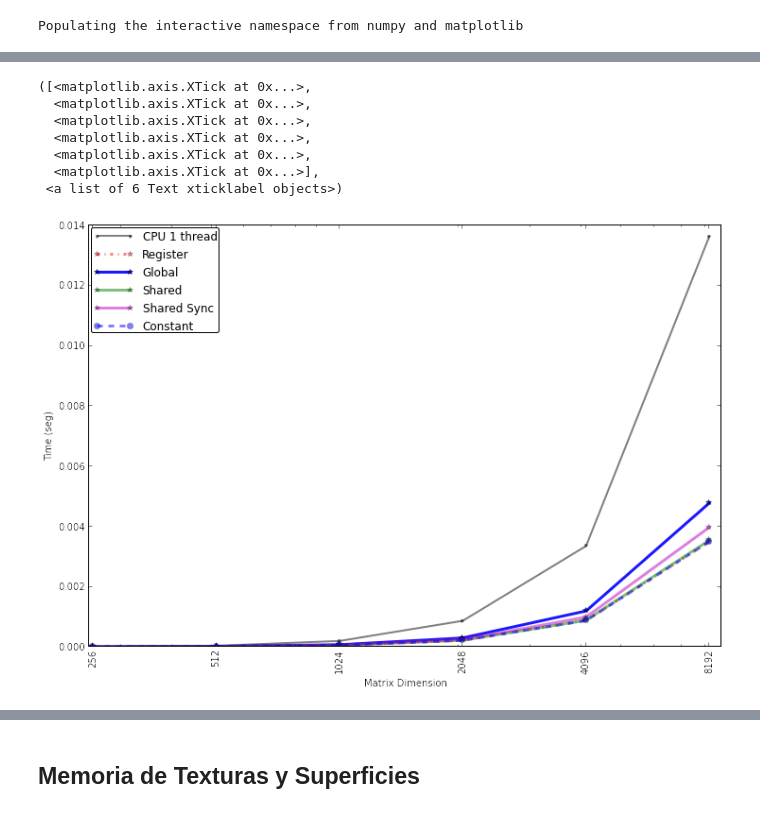
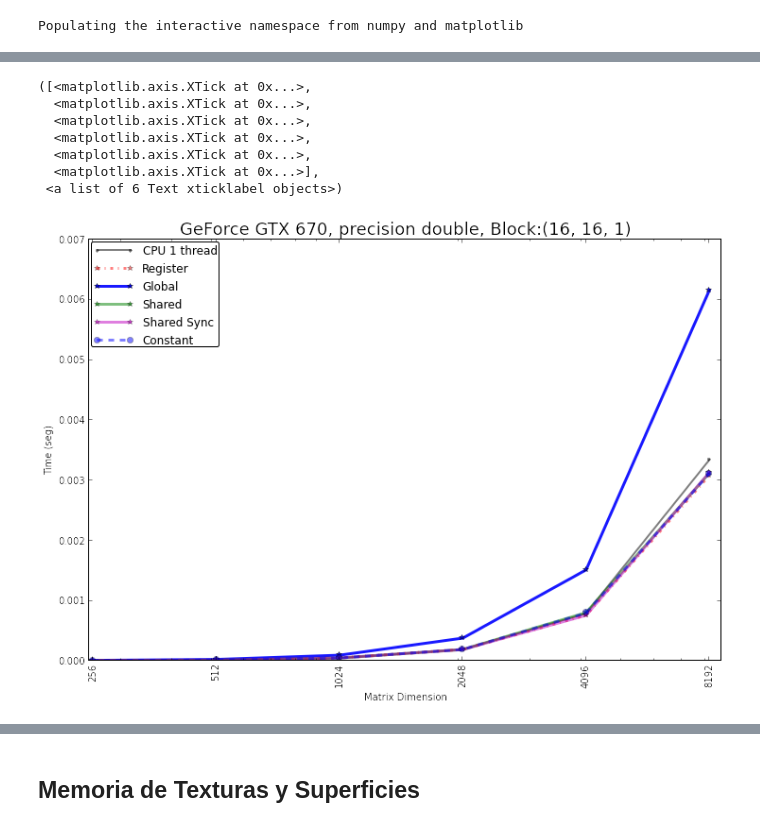
Before and after one commit to zamorays/miniCursoPycuda, a Jupyter notebook: Sesion5_MemoriasCUDA.ipynb, the cells around one changed output, grey strips where cells are left out. Cells and saved outputs as stored; diff of their text form; code cells hidden in the pictures.

```diff
--- a/Sesion5_MemoriasCUDA.ipynb
+++ b/Sesion5_MemoriasCUDA.ipynb
@@ -49,6 +51,7 @@ def setDevice(ndev = None):
       return ctxCUDA, dev
 # %%
 ctx,device = setDevice()
+devdata = DeviceData(device)
 # %% [output]
 Available Devices:
   Device 0: GeForce GTX 670
@@ -122,0 +179,3 @@ A[tid] = cMem; // Constant memory lecture and Global Memory write
+# %%
+myKern = optKernels(Reg_Glob_RW,pres=presGPU,subBlGr=True)
+print myKern
@@ -123,5 +200,5 @@ A[tid] = cMem; // Constant memory lecture and Global Memory write
 # %%
-cuCodeRG = SourceModule(Reg_Glob_RW)
+cuCodeRG = SourceModule(myKern)
 regRW = cuCodeRG.get_function("rwRegisters")
 gloRW = cuCodeRG.get_function("rwGlobal")
 shaRW = cuCodeRG.get_function("rwShared")
@@ -148,22 +225,47 @@ Evaluemos la velocidad de las distintas implementaciones
 # %%
 from time import time
 # %%
-nLoop = 10
+nLoop = 100
 timeReg = []
 timeGlo = []
 timeSha = []
 timeShaSy = []
 timeCons = []
 timeCPU = []
+occK = []
+cuBlock = (16,16,1) # 512,256,1024
+threads = cuBlock[0]*cuBlock[1]*cuBlock[2]
+cuGrid   = None
 for i in range(8,14):
+
+
     N = 2**i
-    a = np.ones((N,N),dtype=np.float32)
-    b = np.ones((N,N),dtype=np.float32)
+    a = np.ones((N,N),dtype=presCPU)
+    b = np.ones((N,N),dtype=presCPU)
     A_gpu=gpuarray.to_gpu(a)
     B_gpu=gpuarray.to_gpu(b)
+    #cuBlock = (16,16,1) # 512,256,1024
+    threads = cuBlock[0]*cuBlock[1]*cuBlock[2]
+    cuGrid   = (N/cuBlock[0],N/cuBlock[1],1)
 
-    cuBlock = (32,32,1)
-    cuGrid   = (N/cuBlock[0],N/cuBlock[1],1)
+    myKern  = optKernels(Reg_Glob_RW,pres=presGPU,subBlGr=True,cuB=cuBlock,cuG=cuGrid)
+    cuCodeRG= SourceModule(myKern)
+    regRW   = cuCodeRG.get_function("rwRegisters")
+    gloRW   = cuCodeRG.get_function("rwGlobal")
+    shaRW   = cuCodeRG.get_function("rwShared")
+    shaSyRW = cuCodeRG.get_function("rwSharedSync")
+    conRW   = cuCodeRG.get_function('rwConstant')
+    #conMemRW = cuCodeRG.get_global('cMem')[0] #Obtenemos un puntero a la direccion de memoria constante declarada en el kernel
+    regRW.prepare('P')
+    gloRW.prepare('PP')
+    shaRW.prepare('P')
+    shaSyRW.prepare('P')
+    conRW.prepare('P')
+
+    occK.append([getKernelInfo(regRW,nthreads=threads),getKernelInfo(gloRW,nthreads=threads),
+                 getKernelInfo(shaRW,nthreads=threads),getKernelInfo(shaSyRW,nthreads=threads),
+                 getKernelInfo(conRW,nthreads=threads)])
+
     t1 = 0
     t2 = 0
     t3 = 0
@@ -183,7 +285,7 @@ for i in range(8,14):
         #ctx.synchronize()
         t = time()
         a[:,:] = np.pi
-        b[:,:] = a[:,:]
+        b[:,:] = a
         t = time()-t
         t1 += t_reg()/nLoop
         t2 += t_glo()/nLoop
@@ -228,22 +378,23 @@ plt.xticks([2**i for i in range(8,14)], [2**i for i in range(8,14)], rotation='v
 # %%
 plt.figure(1,figsize=(12,8),dpi=200)
+plt.title('{0}, precision {1}, Block:{2}'.format(device.name(),presGPU,cuBlock),size=18)
 plt.semilogx([2**i for i in range(8,14)],timeCPU,'.-',color=(0,0,0),label='CPU 1 thread',linewidth=2.0,alpha=0.5)
 plt.semilogx([2**i for i in range(8,14)],timeReg,'r-.*',label='Register',linewidth=3.0,alpha=0.5)
 plt.semilogx([2**i for i in range(8,14)],timeGlo,'b-*',label='Global',linewidth=3.0,alpha=0.9)
 plt.semilogx([2**i for i in range(8,14)],timeSha,'g-*',label='Shared',linewidth=3.0,alpha=0.5)
 plt.semilogx([2**i for i in range(8,14)],timeShaSy,'m-*',label='Shared Sync',linewidth=3.0,alpha=0.5)
 plt.semilogx([2**i for i in range(8,14)],timeCons,'b--o',label='Constant',linewidth=3.0,alpha=0.5)
 plt.ylabel('Time (seg)')
 plt.xlabel('Matrix Dimension')
 plt.xlim(xmin=250,xmax=2**13.1)
 plt.legend(loc=2,labelspacing=0.5,fancybox=True, handlelength=3.5, borderaxespad=0.25, borderpad=0.25)
 plt.xticks([2**i for i in range(8,14)], [2**i for i in range(8,14)], rotation='vertical')
 # %% [output]
 ([<matplotlib.axis.XTick at 0x...>,
   <matplotlib.axis.XTick at 0x...>,
   <matplotlib.axis.XTick at 0x...>,
   <matplotlib.axis.XTick at 0x...>,
   <matplotlib.axis.XTick at 0x...>,
   <matplotlib.axis.XTick at 0x...>],
  <a list of 6 Text xticklabel objects>)
-[figure, old version]
+[figure, new version]
```
Also changed, not shown: parts of 21 cells of this notebook, 6 other files.
